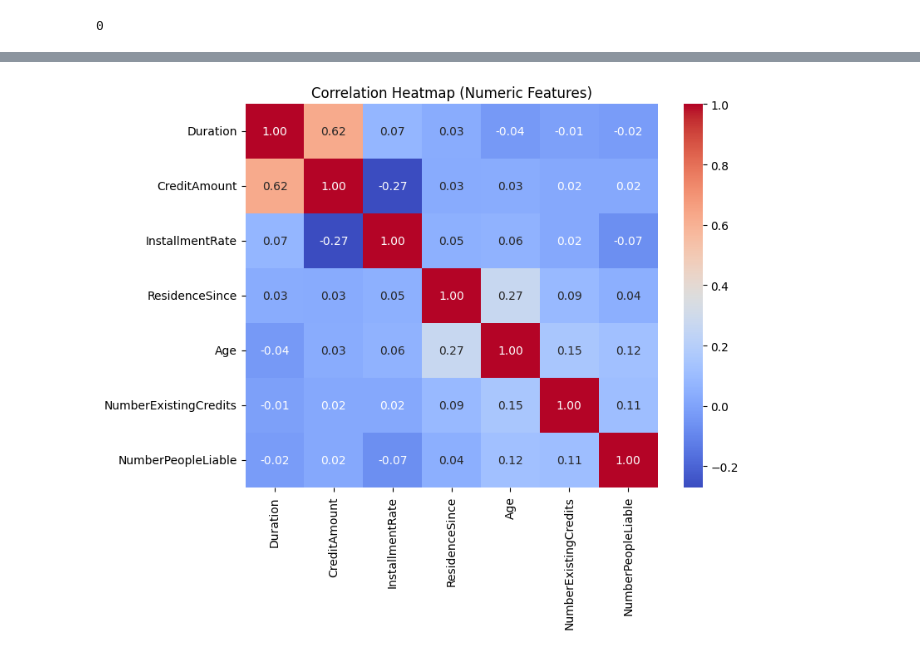
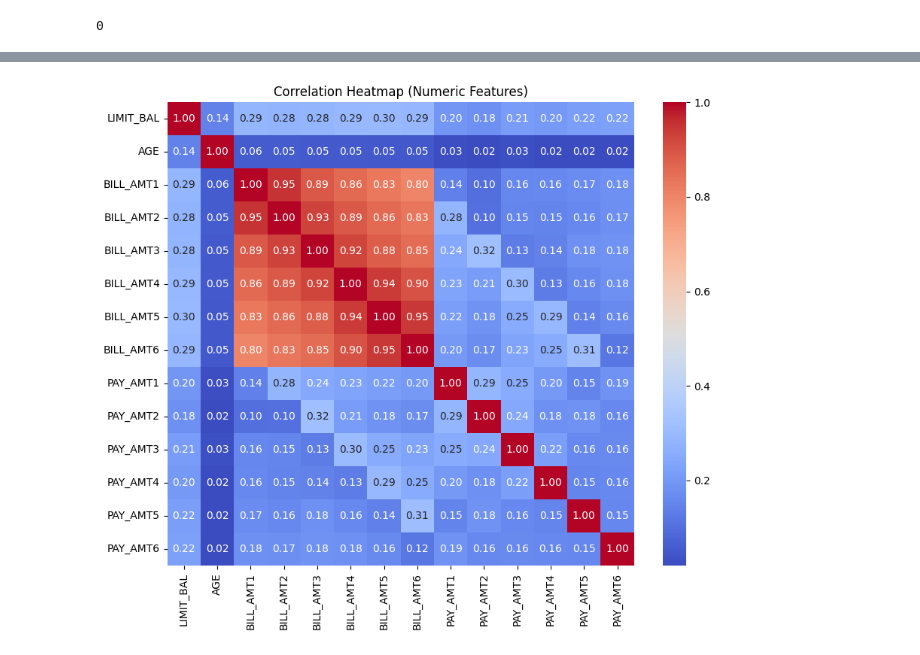
Before and after one commit to tigerlaxmikant/MS_Data_Analytics_Capstone_Project, a Jupyter notebook: Code/Data_Analytics_Capstone.ipynb, the cells around one changed output, grey strips where cells are left out. Drawn from its saved outputs; the diff is of its cells as text; code cells hidden in the pictures.

```diff
--- a/Code/Data_Analytics_Capstone.ipynb
+++ b/Code/Data_Analytics_Capstone.ipynb
@@ -13,10 +13,11 @@ Mounted at /content/drive
 # %%
 import pandas as pd
 
-file_path = '/content/drive/MyDrive/MS_AIML/5_QM_640_Capstone_Project/Week_1/statlog_german_credit_data/german.data'
+file_path = '/content/drive/MyDrive/MS_AIML/5_QM_640_Capstone_Project/Week_3/default_of_credit_card_clients/default_of_credit_card_clients_csv.csv'
 
 # Read dataset (space-delimited)
-df = pd.read_csv(file_path, delim_whitespace=True, header=None)
+df = pd.read_csv(file_path)
 
 print(df.head())
+print(df.info())
 # %% [output]
@@ -100,0 +65,6 @@ df_encoded['CreditRisk'] = df_encoded['CreditRisk'].map({1:0, 2:1})
+# %%
+columns = ["ID", "LIMIT_BAL", "SEX", "EDUCATION", "MARRIAGE", "AGE",
+           "PAY_0", "PAY_2", "PAY_3", "PAY_4", "PAY_5", "PAY_6",
+           "BILL_AMT1", "BILL_AMT2", "BILL_AMT3", "BILL_AMT4", "BILL_AMT5", "BILL_AMT6", "PAY_AMT1", "PAY_AMT2", "PAY_AMT3", "PAY_AMT4", "PAY_AMT5", "PAY_AMT6", "DEFAULT_NEXT_MONTH"]
+df.columns = columns
+print(df.head())
@@ -100,0 +109,9 @@ df_encoded['CreditRisk'] = df_encoded['CreditRisk'].map({1:0, 2:1})
+# %%
+# Scale numeric variables
+numeric_cols = ["LIMIT_BAL","AGE"] + \
+               [f"BILL_AMT{i}" for i in range(1,7)] + \
+               [f"PAY_AMT{i}" for i in range(1,7)]
+
+df[numeric_cols] = df[numeric_cols].apply(pd.to_numeric, errors="coerce")
+scaler = StandardScaler()
+df[numeric_cols] = scaler.fit_transform(df[numeric_cols])
@@ -100,0 +139,12 @@ df_encoded['CreditRisk'] = df_encoded['CreditRisk'].map({1:0, 2:1})
+# %%
+# Step 1: Clean target column
+df["DEFAULT_NEXT_MONTH"] = pd.to_numeric(df["DEFAULT_NEXT_MONTH"], errors="coerce")
+
+df = df.dropna(subset=["DEFAULT_NEXT_MONTH"])
+df["DEFAULT_NEXT_MONTH"] = df["DEFAULT_NEXT_MONTH"].astype(int)
+
+# Step 2: Rename to meaningful name
+df = df.rename(columns={"DEFAULT_NEXT_MONTH": "CreditRisk"})
+
+
+print(df["CreditRisk"].value_counts())
@@ -177,13 +274,17 @@ plt.show()
 # %%
-# Correlation matrix
-numeric_cols = ["Duration","CreditAmount","InstallmentRate","ResidenceSince",
-                "Age","NumberExistingCredits","NumberPeopleLiable"]
+import seaborn as sns
+import matplotlib.pyplot as plt
+
+# Correlation matrix for numeric features
+numeric_cols = ["LIMIT_BAL","AGE"] + \
+               [f"BILL_AMT{i}" for i in range(1,7)] + \
+               [f"PAY_AMT{i}" for i in range(1,7)]
 
 corr = df[numeric_cols].corr()
 
-plt.figure(figsize=(8,6))
+plt.figure(figsize=(10,8))
 sns.heatmap(corr, annot=True, cmap="coolwarm", fmt=".2f")
 plt.title("Correlation Heatmap (Numeric Features)")
 plt.show()
 # %% [output]
-[figure, old version]
+[figure, new version]
```
Also changed, not shown: parts of 20 cells of this notebook.
